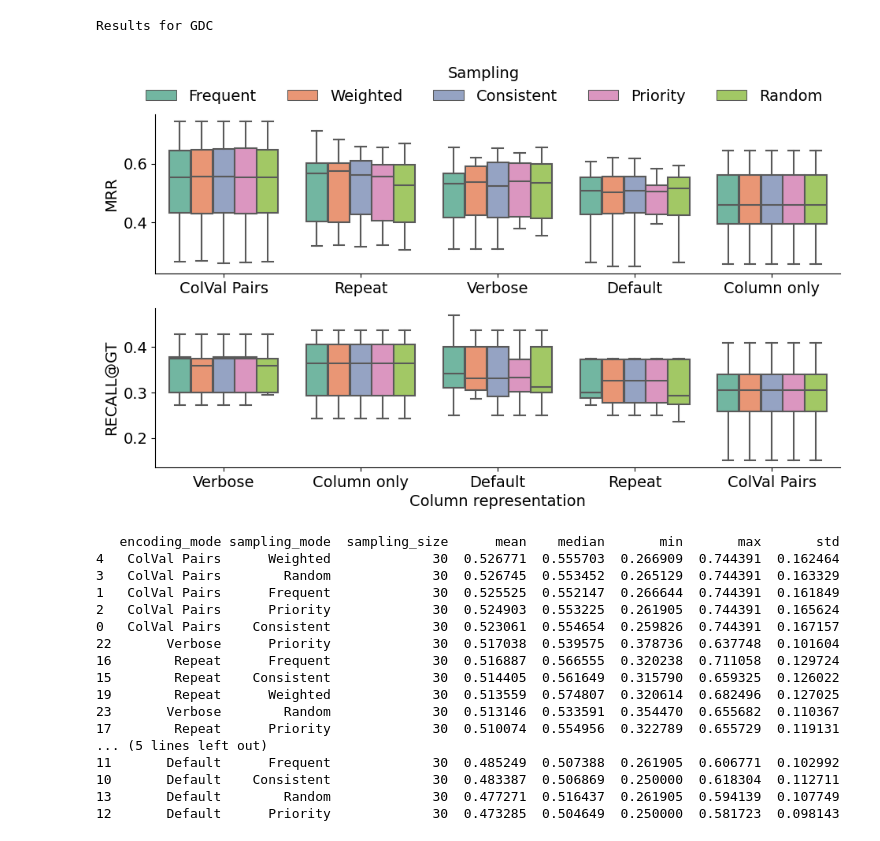
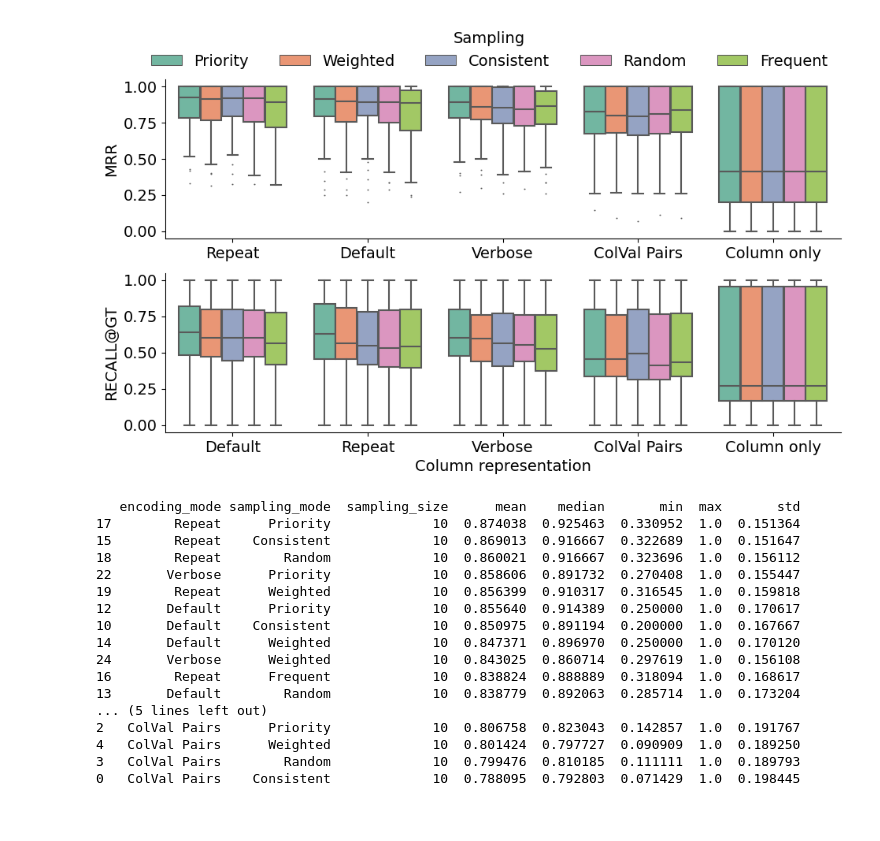
Before and after one commit to kevin-fang-lscm/magneto-matcher, a Jupyter notebook: results_visualization/grid_search_enc_sampmo_sampsize.ipynb, the cells around one changed output. Drawn from its saved outputs; the diff is of its cells as text; code cells hidden in the pictures.

```diff
--- a/results_visualization/grid_search_enc_sampmo_sampsize.ipynb
+++ b/results_visualization/grid_search_enc_sampmo_sampsize.ipynb
@@ -99,7 +99,9 @@ def plot(df, ax, x, hue, group, y, datasetname, figsize=(15, 5), legend=False, s
         ax=ax,
         palette=sns.color_palette("Set2"),  # Use a better palette
         order=order,
-        hue_order=hue_order, showfliers=False
+        hue_order=hue_order
+        # , showfliers=False
+        ,fliersize=0.5
 
     )
 
@@ -181,28 +166,34 @@ all_dfs = pd.concat(all_dfs_list)
 # %%
-for i,df in enumerate(all_dfs_list):
-    datasetname =datasetnames[i]
-    if datasetname != 'GDC':
-        continue
-    print('Results for', datasetname)
-    plot_grouped_bar(df,  'encoding_mode', 'sampling_mode','sampling_size', metrics,datasetname, figsize=(10, 6), save = "figures/grid_search_retriever_encmodes.pdf")
-    best_aggregate(df, metric1)
+# for i,df in enumerate(all_dfs_list):
+#     datasetname =datasetnames[i]
+#     if datasetname != 'GDC':
+#         continue
+#     print('Results for', datasetname)
+#     plot_grouped_bar(df,  'encoding_mode', 'sampling_mode','sampling_size', metrics,datasetname, figsize=(10, 6), save = "figures/grid_search_retriever_encmodes.pdf")
+#     best_aggregate(df, metric1)
-# %% [output]
-Results for GDC
-[figure, removed]
-   encoding_mode sampling_mode  sampling_size      mean    median       min       max       std
-4   ColVal Pairs      Weighted             30  0.526771  0.555703  0.266909  0.744391  0.162464
-3   ColVal Pairs        Random             30  0.526745  0.553452  0.265129  0.744391  0.163329
-1   ColVal Pairs      Frequent             30  0.525525  0.552147  0.266644  0.744391  0.161849
-2   ColVal Pairs      Priority             30  0.524903  0.553225  0.261905  0.744391  0.165624
-0   ColVal Pairs    Consistent             30  0.523061  0.554654  0.259826  0.744391  0.167157
-22       Verbose      Priority             30  0.517038  0.539575  0.378736  0.637748  0.101604
-16        Repeat      Frequent             30  0.516887  0.566555  0.320238  0.711058  0.129724
-15        Repeat    Consistent             30  0.514405  0.561649  0.315790  0.659325  0.126022
-19        Repeat      Weighted             30  0.513559  0.574807  0.320614  0.682496  0.127025
-23       Verbose        Random             30  0.513146  0.533591  0.354470  0.655682  0.110367
-17        Repeat      Priority             30  0.510074  0.554956  0.322789  0.655729  0.119131
-... (5 lines left out)
-11       Default      Frequent             30  0.485249  0.507388  0.261905  0.606771  0.102992
-10       Default    Consistent             30  0.483387  0.506869  0.250000  0.618304  0.112711
-13       Default        Random             30  0.477271  0.516437  0.261905  0.594139  0.107749
-12       Default      Priority             30  0.473285  0.504649  0.250000  0.581723  0.098143
+# %%
+metric1 = 'MRR'
+metric2 = 'Recall@GT'
+metrics = [metric1, metric2]
+
+plot_grouped_bar(all_dfs,  'encoding_mode', 'sampling_mode','sampling_size', metrics, 'Real-world datasets', figsize=(10, 6), save = "figures/grid_search_retriever_encmodes.pdf")
+best_aggregate(all_dfs, metric1)
+# %% [output]
+[figure, added]
+   encoding_mode sampling_mode  sampling_size      mean    median       min  max       std
+17        Repeat      Priority             10  0.874038  0.925463  0.330952  1.0  0.151364
+15        Repeat    Consistent             10  0.869013  0.916667  0.322689  1.0  0.151647
+18        Repeat        Random             10  0.860021  0.916667  0.323696  1.0  0.156112
+22       Verbose      Priority             10  0.858606  0.891732  0.270408  1.0  0.155447
+19        Repeat      Weighted             10  0.856399  0.910317  0.316545  1.0  0.159818
+12       Default      Priority             10  0.855640  0.914389  0.250000  1.0  0.170617
+10       Default    Consistent             10  0.850975  0.891194  0.200000  1.0  0.167667
+14       Default      Weighted             10  0.847371  0.896970  0.250000  1.0  0.170120
+24       Verbose      Weighted             10  0.843025  0.860714  0.297619  1.0  0.156108
+16        Repeat      Frequent             10  0.838824  0.888889  0.318094  1.0  0.168617
+13       Default        Random             10  0.838779  0.892063  0.285714  1.0  0.173204
+... (5 lines left out)
+2   ColVal Pairs      Priority             10  0.806758  0.823043  0.142857  1.0  0.191767
+4   ColVal Pairs      Weighted             10  0.801424  0.797727  0.090909  1.0  0.189250
+3   ColVal Pairs        Random             10  0.799476  0.810185  0.111111  1.0  0.189793
+0   ColVal Pairs    Consistent             10  0.788095  0.792803  0.071429  1.0  0.198445
```
Also changed, not shown: parts of 6 cells of this notebook, 4 other files.
